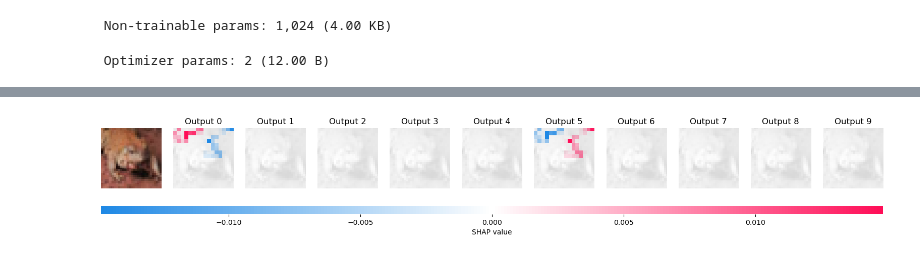
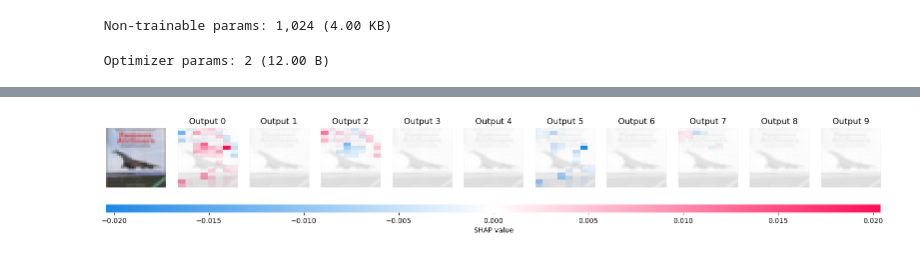
Before and after one commit to NimaNIKOOKAR/Project_ML, a Jupyter notebook: request_shaplime.ipynb, the cells around one changed output, grey strips where cells are left out. Drawn from its saved outputs; the diff is of its cells as text; code cells hidden in the pictures.

```diff
--- a/request_shaplime.ipynb
+++ b/request_shaplime.ipynb
@@ -8,12 +8,12 @@ from lime import lime_image
 from skimage.segmentation import mark_boundaries
 import matplotlib.pyplot as plt
 # Charger le modèle
-modelANN = load_model("C:\\Users\\etudiant\\Project_ML\\model.h5")
+modelCNN = load_model("C:\\Users\\etudiant\\Project_ML\\CNN_model1.h5")
 # Charger le dataset CIFAR-10
 (x_train, y_train), (x_test, y_test) = cifar10.load_data()
 
 # Vérification
-modelANN.summary()
+modelCNN.summary()
 # %% [output]
 WARNING:absl:Compiled the loaded model, but the compiled metrics have yet to be built. `model.compile_metrics` will be empty until you train or evaluate the model.
 Model: "sequential_43"
@@ -61,22 +60,22 @@ classe réelle : 0
 # %%
 from shap import maskers
 
 # Créer un masker adapté aux images (taille des images = (32, 32, 3))
 masker = shap.maskers.Image(x_train[0], (32, 32, 3))
 
 # Créer un explainer SHAP
 explainer = shap.Explainer(modelANN, masker)
 
 # Sélectionner une image pour explication
-image_to_explain = x_test[5].reshape(1, 32, 32, 3)
+image_to_explain = x_test[3].reshape(1, 32, 32, 3)
 
 # Calculer les valeurs SHAP
 shap_values = explainer(image_to_explain)
 
 # Visualiser les explications
 shap.image_plot(shap_values, image_to_explain)
 # %% [output]
-[figure, old version]
+[figure, new version]
 # %%
 # Vérifier la forme de l'image
 print(f"Shape de l'image à expliquer : {image_to_explain.shape}")
```
Also changed, not shown: parts of 2 cells of this notebook.
